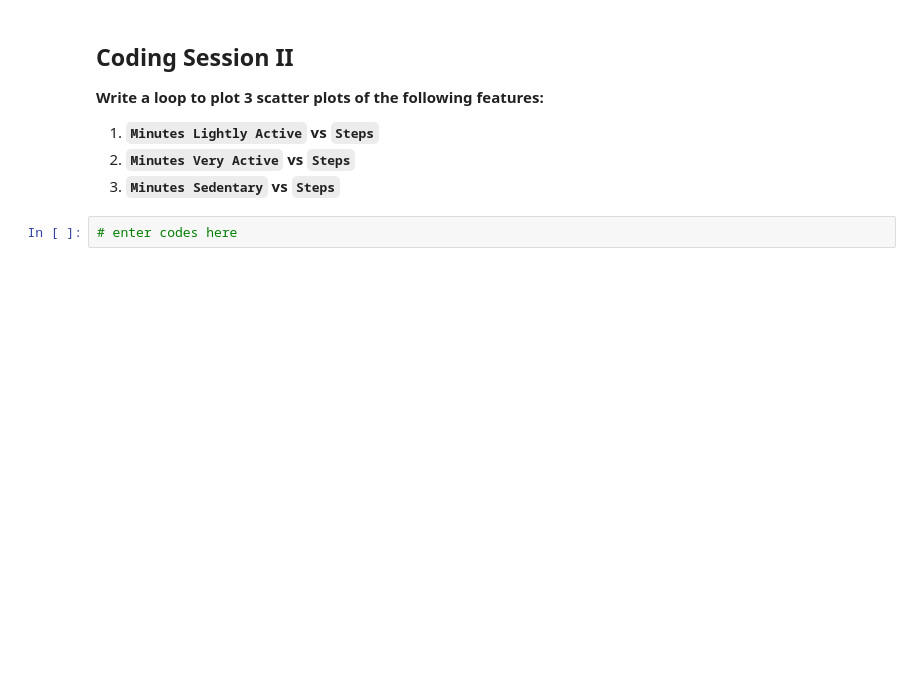
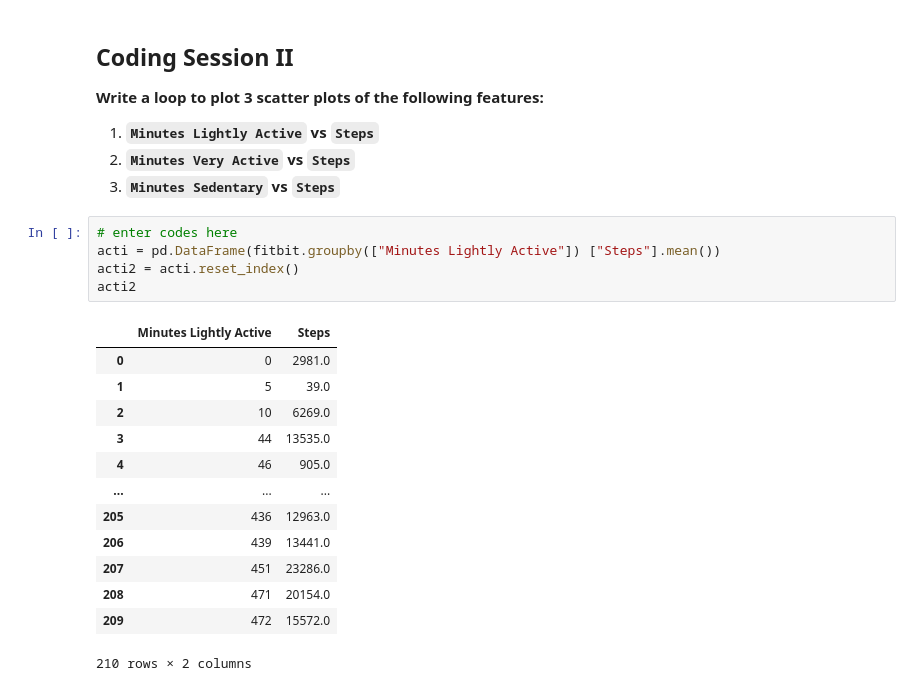
Before and after one commit to Ironhack-Part-Time-Enero2022/lab-visualization-extra, a Jupyter notebook: challenge-1.ipynb, the cells around one changed output. Cells and saved outputs as stored; diff of their text form; blank space fills up the shorter version.

```diff
--- a/challenge-1.ipynb
+++ b/challenge-1.ipynb
@@ -47,5 +76,22 @@ Hints:
 1. **`Minutes Lightly Active`  vs `Steps`**
 1. **`Minutes Very Active` vs `Steps`**
 1. **`Minutes Sedentary` vs `Steps`**
-# %%
-# enter codes here
+# %%
+# enter codes here
+acti = pd.DataFrame(fitbit.groupby(["Minutes Lightly Active"]) ["Steps"].mean())
+acti2 = acti.reset_index()
+acti2
+# %% [output]
+|  | Minutes Lightly Active | Steps |
+| 0 | 0 | 2981.0 |
+| 1 | 5 | 39.0 |
+| 2 | 10 | 6269.0 |
+| 3 | 44 | 13535.0 |
+| 4 | 46 | 905.0 |
+| ... | ... | ... |
+| 205 | 436 | 12963.0 |
+| 206 | 439 | 13441.0 |
+| 207 | 451 | 23286.0 |
+| 208 | 471 | 20154.0 |
+| 209 | 472 | 15572.0 |
+210 rows × 2 columns
```
Also changed, not shown: parts of 6 cells of this notebook.
